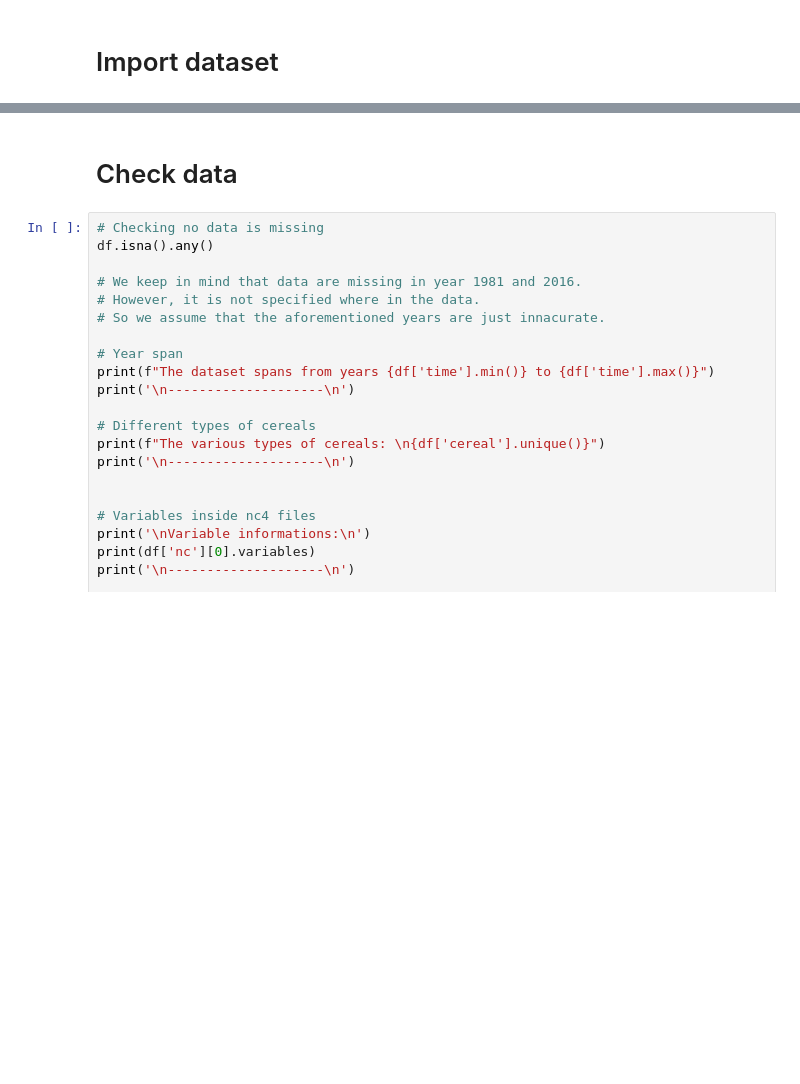
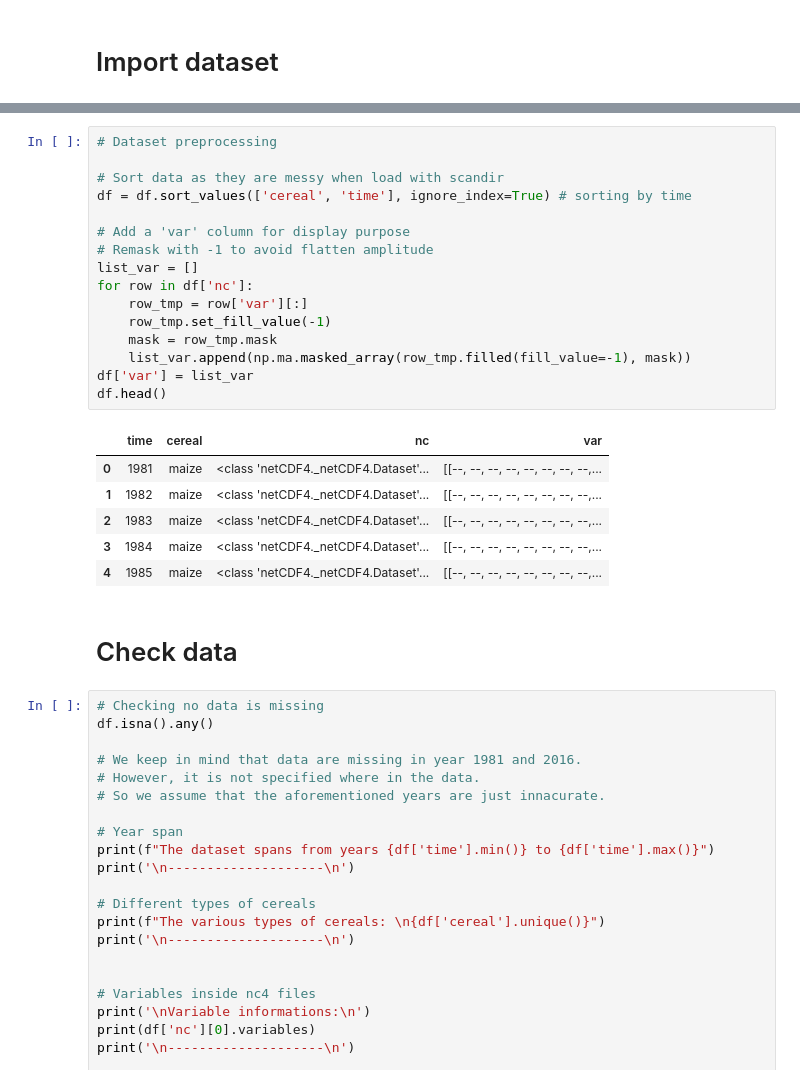
Before and after one commit to pprablanc/crops-cereal-analysis, a Jupyter notebook: analyses.ipynb, the cells around one changed output, grey strips where cells are left out. Cells and saved outputs as stored; diff of their text form; blank space fills up the shorter version.

```diff
--- a/analyses.ipynb
+++ b/analyses.ipynb
@@ -25,3 +32,26 @@ df = df.sort_values(['cereal', 'time'], ignore_index=True) # sorting by time
+# %%
+# Dataset preprocessing
+
+# Sort data as they are messy when load with scandir
+df = df.sort_values(['cereal', 'time'], ignore_index=True) # sorting by time
+
+# Add a 'var' column for display purpose
+# Remask with -1 to avoid flatten amplitude
+list_var = []
+for row in df['nc']:
+    row_tmp = row['var'][:]
+    row_tmp.set_fill_value(-1)
+    mask = row_tmp.mask
+    list_var.append(np.ma.masked_array(row_tmp.filled(fill_value=-1), mask))
+df['var'] = list_var
+df.head()
+# %% [output]
+|  | time | cereal | nc | var |
+| 0 | 1981 | maize | <class 'netCDF4._netCDF4.Dataset'... | [[--, --, --, --, --, --, --, --,... |
+| 1 | 1982 | maize | <class 'netCDF4._netCDF4.Dataset'... | [[--, --, --, --, --, --, --, --,... |
+| 2 | 1983 | maize | <class 'netCDF4._netCDF4.Dataset'... | [[--, --, --, --, --, --, --, --,... |
+| 3 | 1984 | maize | <class 'netCDF4._netCDF4.Dataset'... | [[--, --, --, --, --, --, --, --,... |
+| 4 | 1985 | maize | <class 'netCDF4._netCDF4.Dataset'... | [[--, --, --, --, --, --, --, --,... |
 # %% [markdown]
 # Check data
 # %%
```
Also changed, not shown: parts of 11 cells of this notebook.
